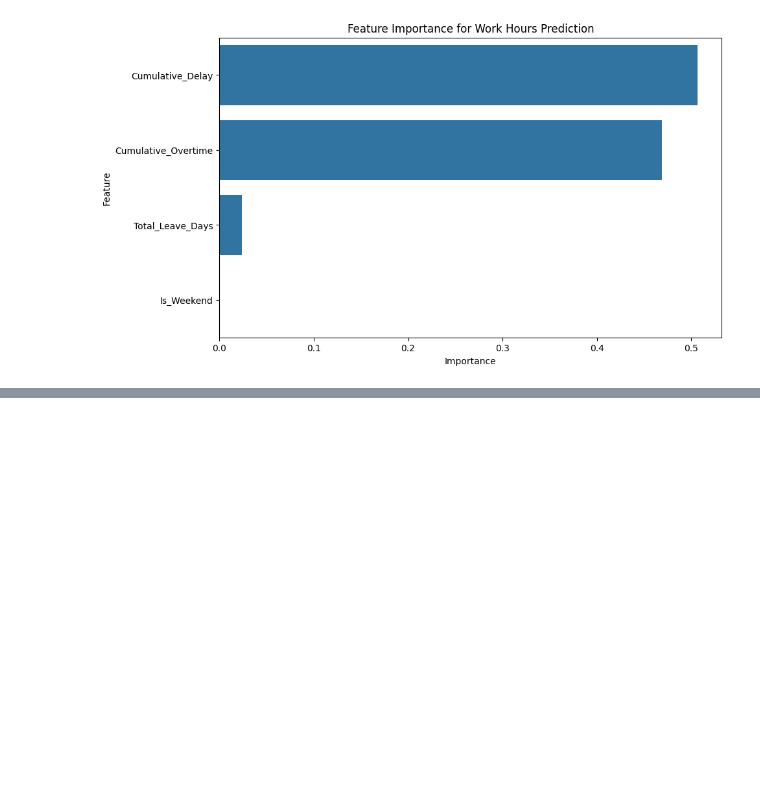
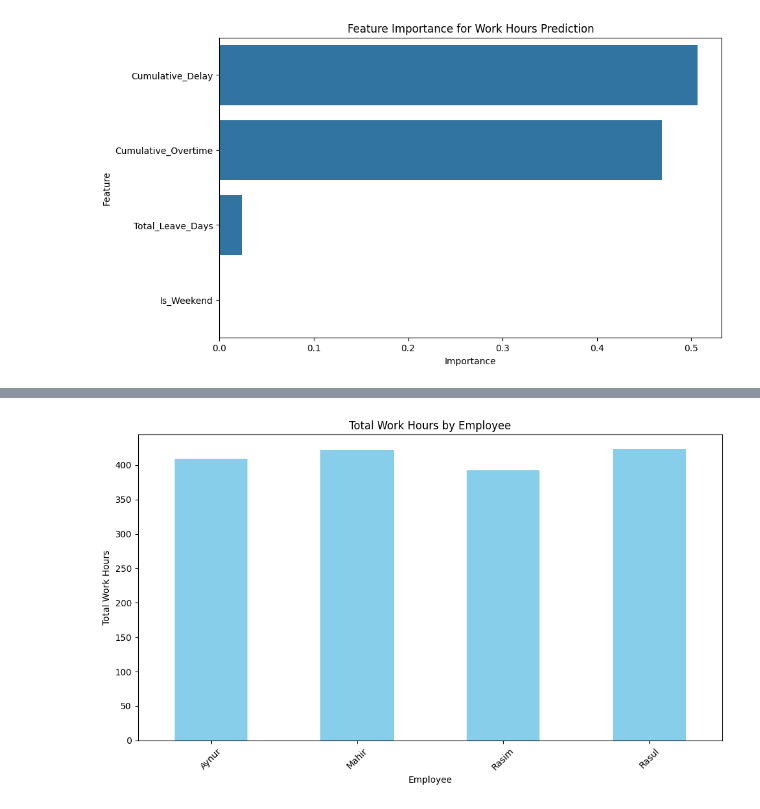
Before and after one commit to Ismat-Samadov/ICTA_DataAnalyst, a Jupyter notebook: analyse.ipynb, the cells around one changed output, grey strips where cells are left out. Saved outputs shown, nothing was run; the diff lists cells and outputs as text; code cells hidden in the pictures; blank space fills up the shorter version.

```diff
--- a/analyse.ipynb
+++ b/analyse.ipynb
@@ -487,0 +683,90 @@ final_data.to_excel(excel_file_path, index=False)
+# %%
+import pandas as pd
+import matplotlib.pyplot as plt
+import seaborn as sns
+
+# Load the dataset from the provided path
+file_path = 'data/data.xlsx'
+attendance_data = pd.read_excel(file_path)
+
+# Summary of the data
+attendance_data.info()
+
+# Set up the figure size for charts
+plt.figure(figsize=(10, 6))
+
+# 1. Total Work Hours by Employee (Bar Chart)
+plt.figure(figsize=(10, 6))
+attendance_data.groupby('Employee')['Adjusted_Work_Hours'].sum().plot(kind='bar', title="Total Work Hours by Employee", color='skyblue')
+plt.xlabel('Employee')
+plt.ylabel('Total Work Hours')
+plt.xticks(rotation=45)
+plt.tight_layout()
+plt.show()
+
+# 2. Average Daily Work Hours by Employee (Bar Chart)
+plt.figure(figsize=(10, 6))
+attendance_data.groupby('Employee')['Adjusted_Work_Hours'].mean().plot(kind='bar', title="Average Daily Work Hours by Employee", color='green')
+plt.xlabel('Employee')
+plt.ylabel('Average Work Hours')
+plt.xticks(rotation=45)
+plt.tight_layout()
+plt.show()
+
+# 3. Total Overtime by Employee (Bar Chart)
+plt.figure(figsize=(10, 6))
+attendance_data.groupby('Employee')['Overtime'].sum().plot(kind='bar', title="Total Overtime by Employee", color='orange')
+plt.xlabel('Employee')
+plt.ylabel('Total Overtime (Hours)')
+plt.xticks(rotation=45)
+plt.tight_layout()
+plt.show()
+
+# 4. Total Delay by Employee (Bar Chart)
+plt.figure(figsize=(10, 6))
+attendance_data.groupby('Employee')['Delay'].sum().plot(kind='bar', title="Total Delay by Employee", color='red')
+plt.xlabel('Employee')
+plt.ylabel('Total Delay (Hours)')
+plt.xticks(rotation=45)
+plt.tight_layout()
+plt.show()
+
+# 5. Total Fines by Employee (Bar Chart)
+plt.figure(figsize=(10, 6))
+attendance_data.groupby('Employee')['Fine'].sum().plot(kind='bar', title="Total Fines by Employee", color='purple')
+plt.xlabel('Employee')
+plt.ylabel('Total Fines')
+plt.xticks(rotation=45)
+plt.tight_layout()
+plt.show()
+
+# 6. Total Bonuses by Employee (Bar Chart)
+plt.figure(figsize=(10, 6))
+attendance_data.groupby('Employee')['Bonus'].sum().plot(kind='bar', title="Total Bonuses by Employee", color='blue')
+plt.xlabel('Employee')
+plt.ylabel('Total Bonuses')
+plt.xticks(rotation=45)
+plt.tight_layout()
+plt.show()
+
+# 7. Overtime and Delay by Department (Stacked Bar Chart)
+attendance_dept = attendance_data.groupby('Department')[['Overtime', 'Delay']].sum()
+attendance_dept.plot(kind='bar', stacked=True, title="Overtime and Delay by Department", color=['orange', 'red'])
+plt.xlabel('Department')
+plt.ylabel('Hours')
+plt.xticks(rotation=45)
+plt.tight_layout()
+plt.show()
+
+# 8. Work Hours vs Overtime (Scatter Plot)
+plt.figure(figsize=(10, 6))
+sns.scatterplot(data=attendance_data, x='Adjusted_Work_Hours', y='Overtime', hue='Employee')
+plt.title('Work Hours vs Overtime')
+plt.xlabel('Adjusted Work Hours')
+plt.ylabel('Overtime (Hours)')
+plt.tight_layout()
+plt.show()
+
+# Display the first few rows of the data for reference
+attendance_data.head()
+# %% [output]
@@ -487,0 +789 @@ final_data.to_excel(excel_file_path, index=False)
+[figure, added]
```
Also changed, not shown: parts of 4 cells of this notebook, 2 other files.
